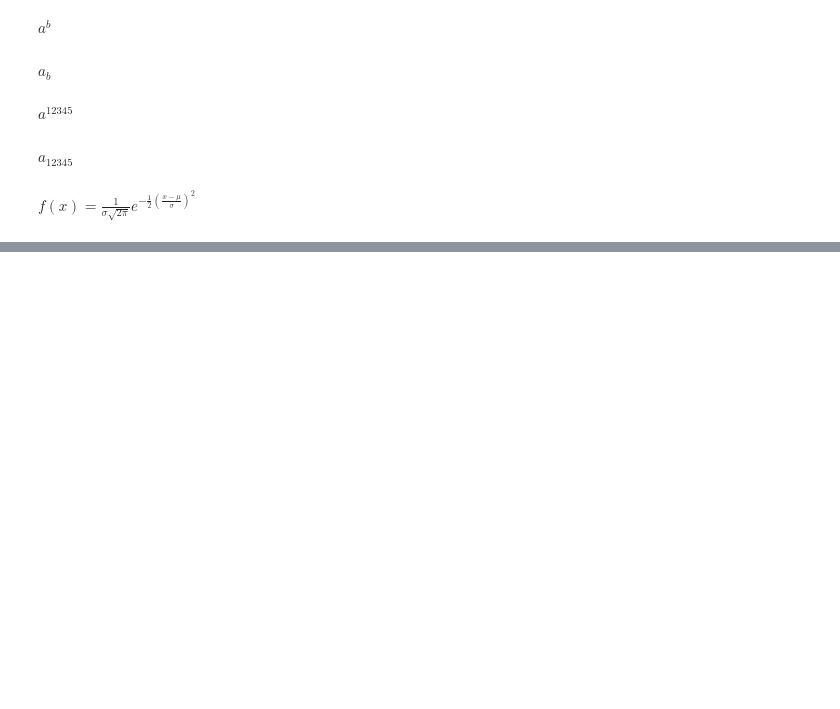
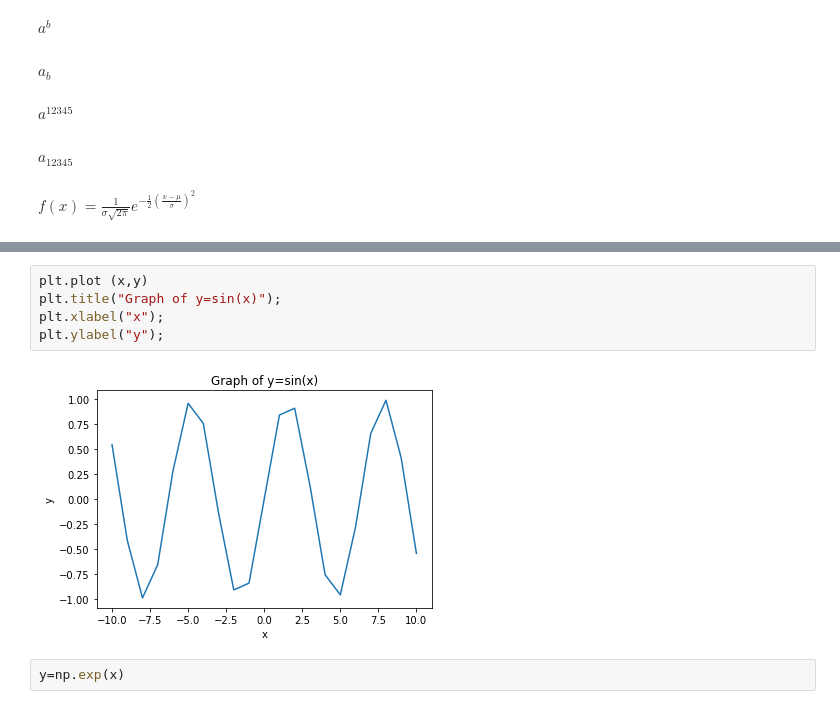
Before and after one commit to mdelvecchio2019/Stats2023fall, a Jupyter notebook: Stats2023_Delvecchiolab1.ipynb, the cells around one changed output, grey strips where cells are left out. Cells and saved outputs as stored; diff of their text form; blank space fills up the shorter version.

```diff
--- a/Stats2023_Delvecchiolab1.ipynb
+++ b/Stats2023_Delvecchiolab1.ipynb
@@ -493,0 +552,9 @@ $f(x) = \frac{1}{\sigma\sqrt{2\pi}}e^{-\frac{1}{2}(\frac{x-\mu}{\sigma})^2}$
+# %%
+plt.plot (x,y)
+plt.title("Graph of y=sin(x)");
+plt.xlabel("x");
+plt.ylabel("y");
+# %% [output]
+[figure, added]
+# %%
+y=np.exp(x)
```
Also changed, not shown: parts of 18 cells of this notebook.
